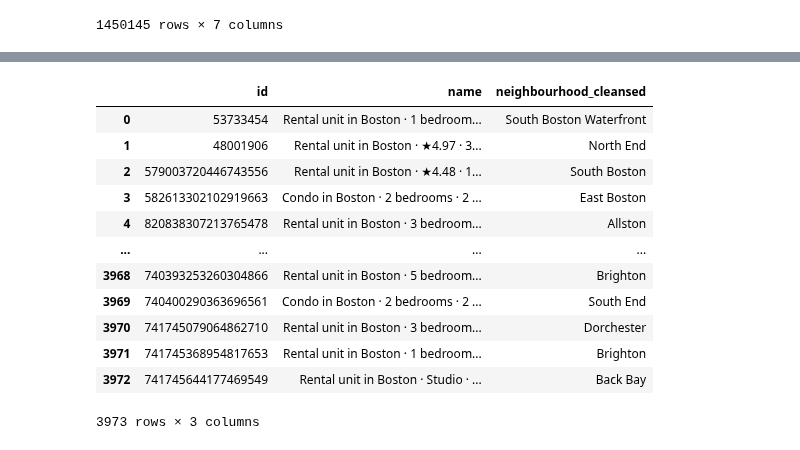
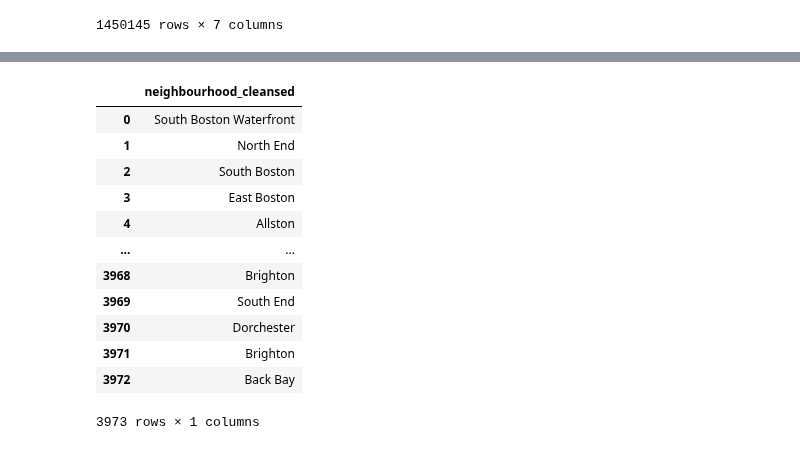
Before and after one commit to hkmodi31/Boston-Airbnb-Data-Storage, a Jupyter notebook: data_preprocessing.ipynb, the cells around one changed output, grey strips where cells are left out. Cells and saved outputs as stored; diff of their text form; code cells hidden in the pictures.

```diff
--- a/data_preprocessing.ipynb
+++ b/data_preprocessing.ipynb
@@ -60,8 +68,9 @@ listings.drop(['host_id', 'host_url', 'host_name', 'host_since', 'host_location'
        'calculated_host_listings_count_private_rooms',
        'calculated_host_listings_count_shared_rooms'], axis = 1, inplace = True)
 # %%
-neighbourhood_detailed = listings[["id","name","neighbourhood_cleansed"]]
-listings.drop(['neighbourhood', 'neighbourhood_cleansed','neighbourhood_group_cleansed'], axis=1, inplace = True)
+#Creating a neighbourhood table that stores details of neighbourhood
+neighbourhood= listings[["neighbourhood_cleansed"]]
+listings.drop(['neighbourhood','neighbourhood_group_cleansed'], axis=1, inplace = True)
 # %% [markdown]
 ### The available tables now are -
 1. user_reviews
@@ -126,18 +125,18 @@ host_detailed
 # %%
-neighbourhood_detailed
+neighbourhood
 # %% [output]
-|  | id | name | neighbourhood_cleansed |
-| 0 | 53733454 | Rental unit in Boston · 1 bedroom... | South Boston Waterfront |
-| 1 | 48001906 | Rental unit in Boston · ★4.97 · 3... | North End |
-| 2 | 579003720446743556 | Rental unit in Boston · ★4.48 · 1... | South Boston |
-| 3 | 582613302102919663 | Condo in Boston · 2 bedrooms · 2 ... | East Boston |
-| 4 | 820838307213765478 | Rental unit in Boston · 3 bedroom... | Allston |
-| ... | ... | ... | ... |
-| 3968 | 740393253260304866 | Rental unit in Boston · 5 bedroom... | Brighton |
-| 3969 | 740400290363696561 | Condo in Boston · 2 bedrooms · 2 ... | South End |
-| 3970 | 741745079064862710 | Rental unit in Boston · 3 bedroom... | Dorchester |
-| 3971 | 741745368954817653 | Rental unit in Boston · 1 bedroom... | Brighton |
-| 3972 | 741745644177469549 | Rental unit in Boston · Studio · ... | Back Bay |
+|  | neighbourhood_cleansed |
+| 0 | South Boston Waterfront |
+| 1 | North End |
+| 2 | South Boston |
+| 3 | East Boston |
+| 4 | Allston |
+| ... | ... |
+| 3968 | Brighton |
+| 3969 | South End |
+| 3970 | Dorchester |
+| 3971 | Brighton |
+| 3972 | Back Bay |
-3973 rows × 3 columns
+3973 rows × 1 columns
 # %%
 property_reviews
```
Also changed, not shown: parts of 21 cells of this notebook.
